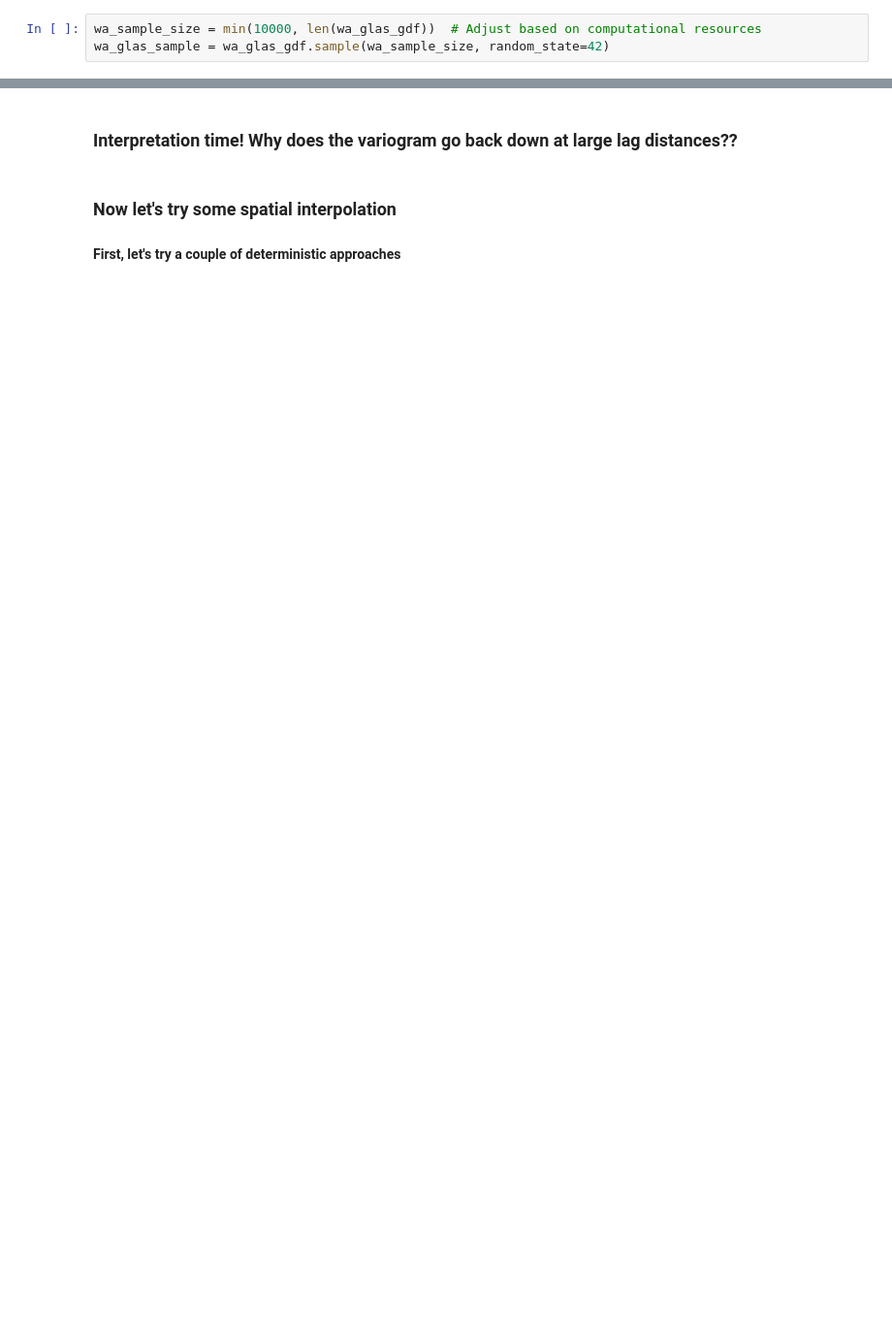
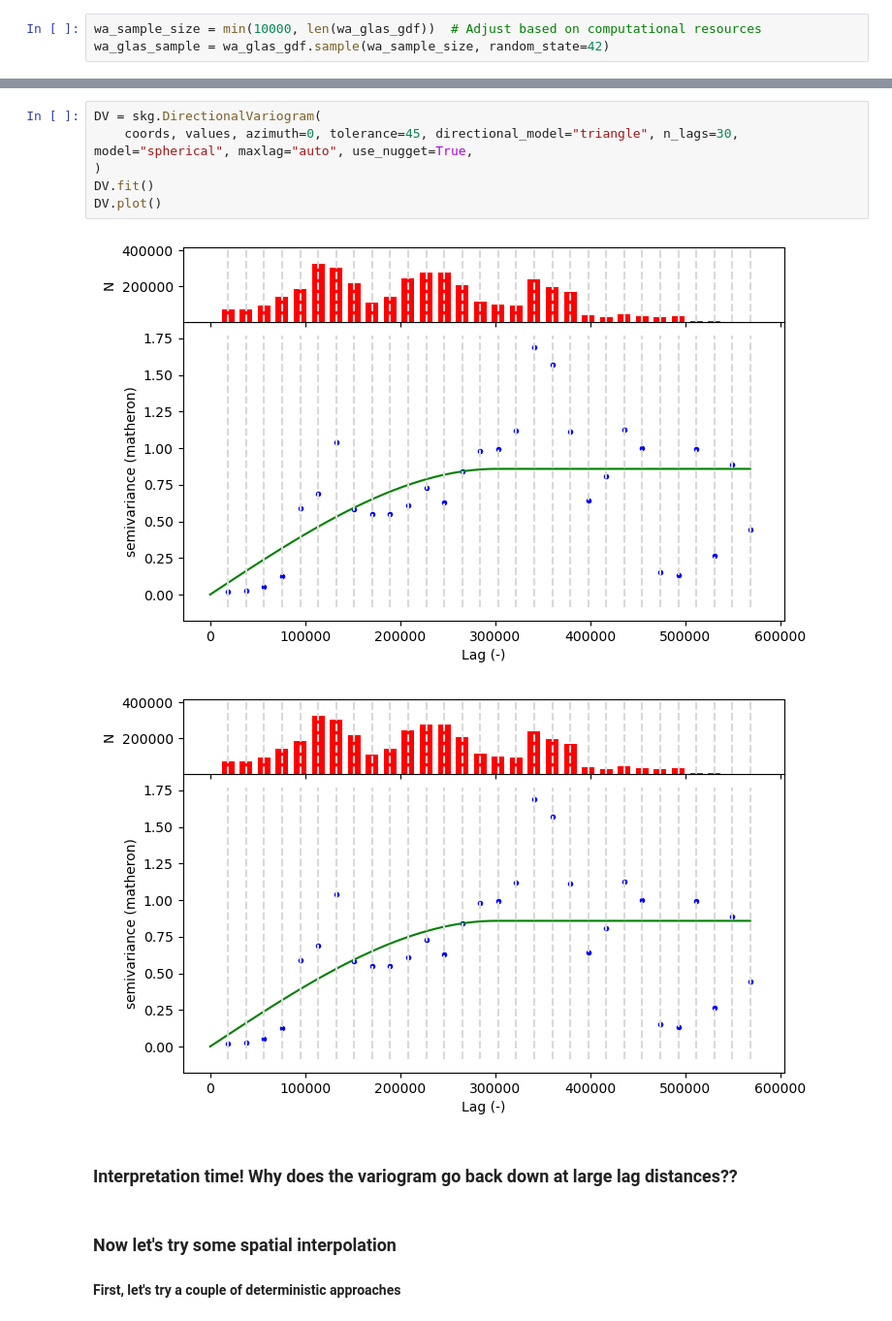
Before and after one commit to UW-GDA/GDA_Wi26_jupyterbook, a Jupyter notebook: book/modules/08_Geostatistics/08_demo.ipynb, the cells around one changed output, grey strips where cells are left out. Shown at 97% size. Saved outputs shown, nothing was run; the diff lists cells and outputs as text; blank space fills up the shorter version.

```diff
--- a/book/modules/08_Geostatistics/08_demo.ipynb
+++ b/book/modules/08_Geostatistics/08_demo.ipynb
@@ -366,3 +360,12 @@ Range indicates that spatial dependence extends to approximately 2970.0084 meter
+# %%
+DV = skg.DirectionalVariogram(
+    coords, values, azimuth=0, tolerance=45, directional_model="triangle", n_lags=30, model="spherical", maxlag="auto", use_nugget=True,
+)
+DV.fit()
+DV.plot()
+# %% [output]
+[figure, added]
+[figure, added]
 # %% [markdown]
 ### Interpretation time! Why does the variogram go back down at large lag distances??
 # %% [markdown]
```
Also changed, not shown: parts of 32 cells of this notebook.
